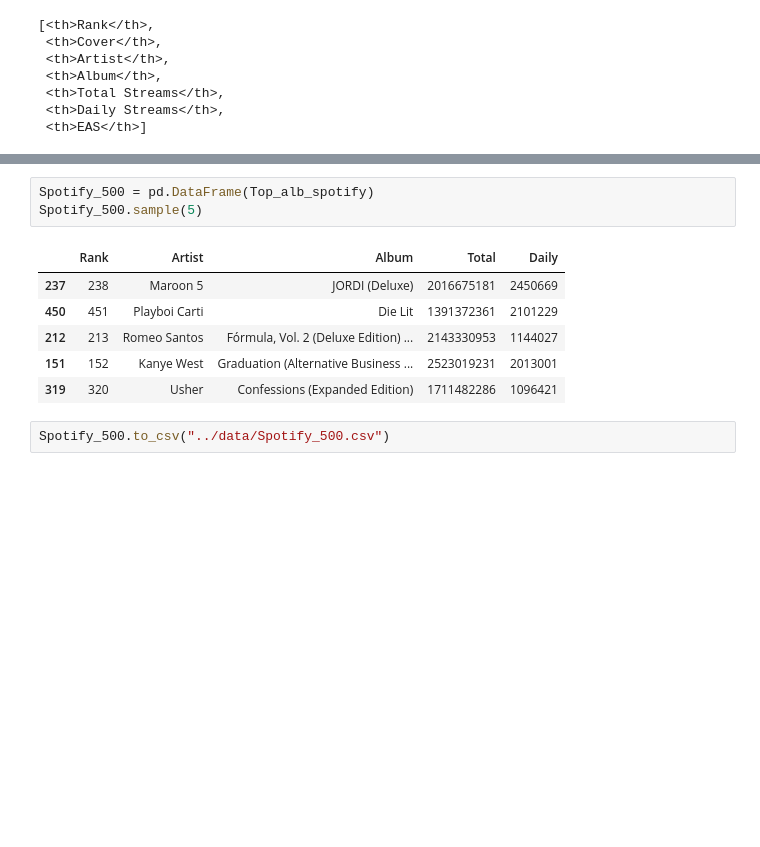
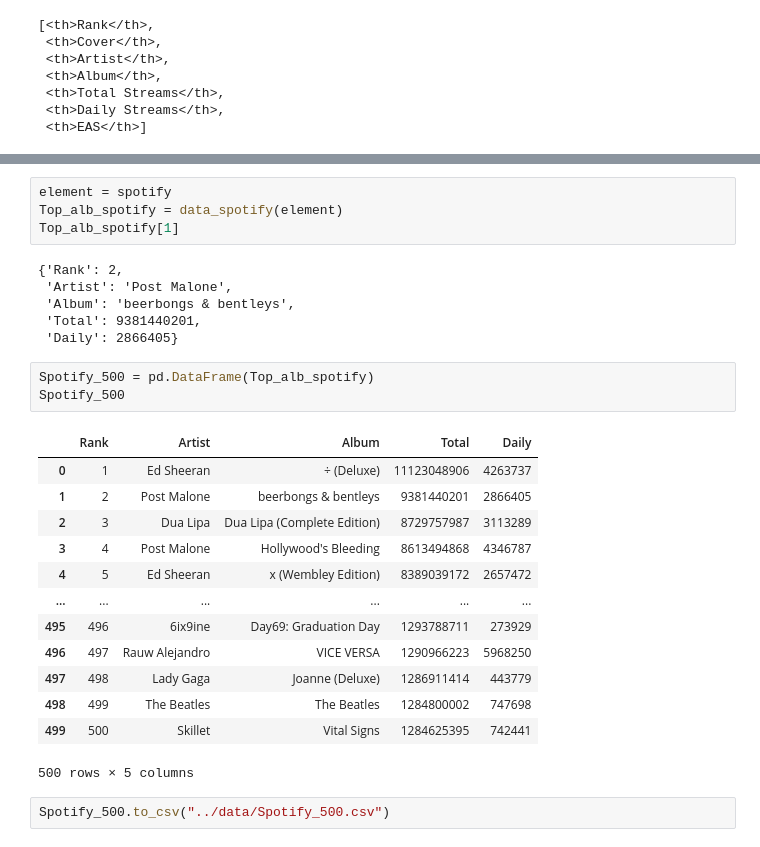
Before and after one commit to data2021oct/Pipelines-project, a Jupyter notebook: notebooks/extract_def.ipynb, the cells around one changed output, grey strips where cells are left out. Drawn from its saved outputs; the diff is of its cells as text; blank space fills up the shorter version.

```diff
--- a/notebooks/extract_def.ipynb
+++ b/notebooks/extract_def.ipynb
@@ -65,13 +55,30 @@ Top_alb_spotify[1]
+# %%
+element = spotify
+Top_alb_spotify = data_spotify(element)
+Top_alb_spotify[1]
+# %% [output]
+{'Rank': 2,
+ 'Artist': 'Post Malone',
+ 'Album': 'beerbongs & bentleys',
+ 'Total': 9381440201,
+ 'Daily': 2866405}
 # %%
 Spotify_500 = pd.DataFrame(Top_alb_spotify)
-Spotify_500.sample(5)
+Spotify_500
 # %% [output]
 |  | Rank | Artist | Album | Total | Daily |
-| 237 | 238 | Maroon 5 | JORDI (Deluxe) | 2016675181 | 2450669 |
-| 450 | 451 | Playboi Carti | Die Lit | 1391372361 | 2101229 |
-| 212 | 213 | Romeo Santos | Fórmula, Vol. 2 (Deluxe Edition) ... | 2143330953 | 1144027 |
-| 151 | 152 | Kanye West | Graduation (Alternative Business ... | 2523019231 | 2013001 |
-| 319 | 320 | Usher | Confessions (Expanded Edition) | 1711482286 | 1096421 |
+| 0 | 1 | Ed Sheeran | ÷ (Deluxe) | 11123048906 | 4263737 |
+| 1 | 2 | Post Malone | beerbongs & bentleys | 9381440201 | 2866405 |
+| 2 | 3 | Dua Lipa | Dua Lipa (Complete Edition) | 8729757987 | 3113289 |
+| 3 | 4 | Post Malone | Hollywood's Bleeding | 8613494868 | 4346787 |
+| 4 | 5 | Ed Sheeran | x (Wembley Edition) | 8389039172 | 2657472 |
+| ... | ... | ... | ... | ... | ... |
+| 495 | 496 | 6ix9ine | Day69: Graduation Day | 1293788711 | 273929 |
+| 496 | 497 | Rauw Alejandro | VICE VERSA | 1290966223 | 5968250 |
+| 497 | 498 | Lady Gaga | Joanne (Deluxe) | 1286911414 | 443779 |
+| 498 | 499 | The Beatles | The Beatles | 1284800002 | 747698 |
+| 499 | 500 | Skillet | Vital Signs | 1284625395 | 742441 |
+500 rows × 5 columns
 # %%
 Spotify_500.to_csv("../data/Spotify_500.csv")
 # %% [markdown]
```
Also changed, not shown: parts of 16 cells of this notebook.
